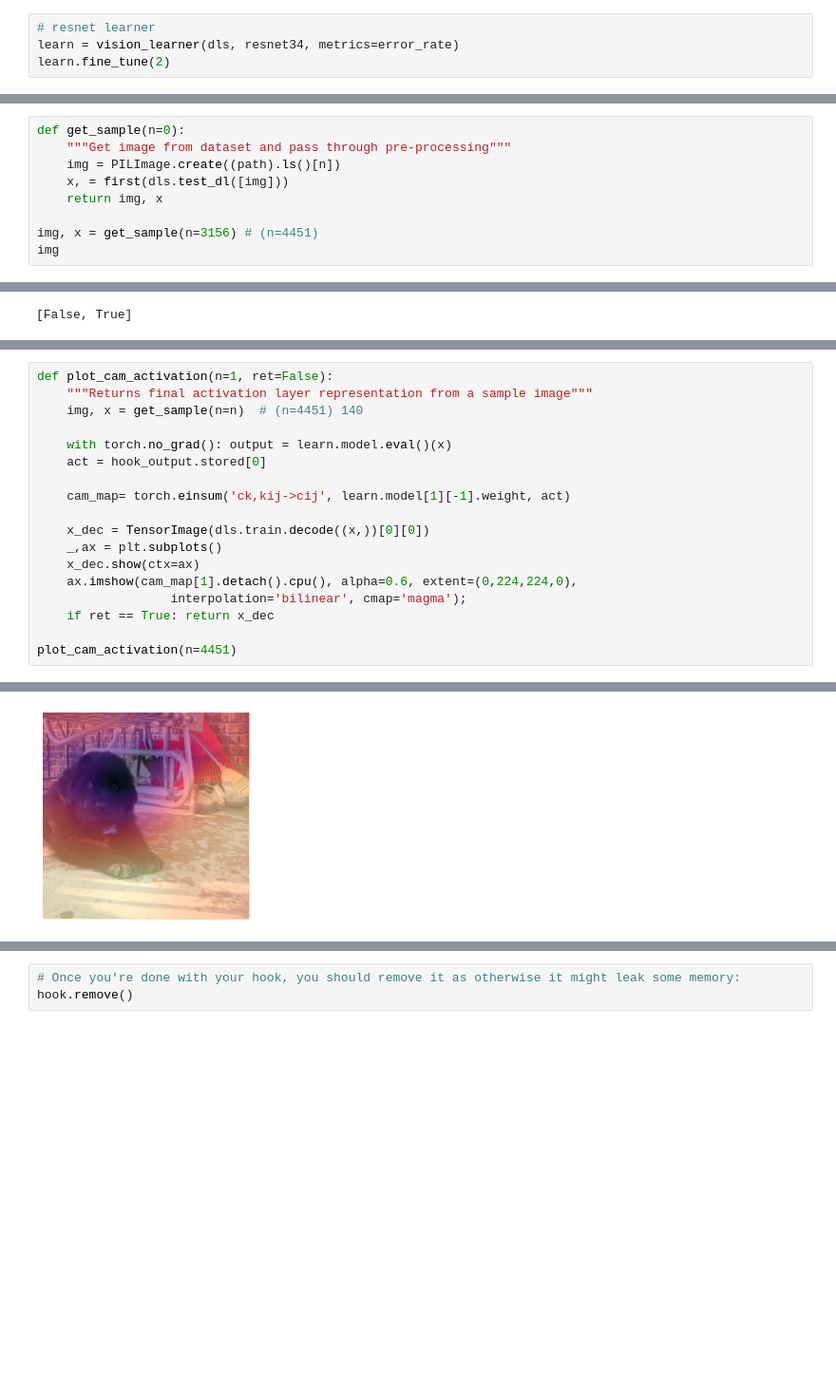
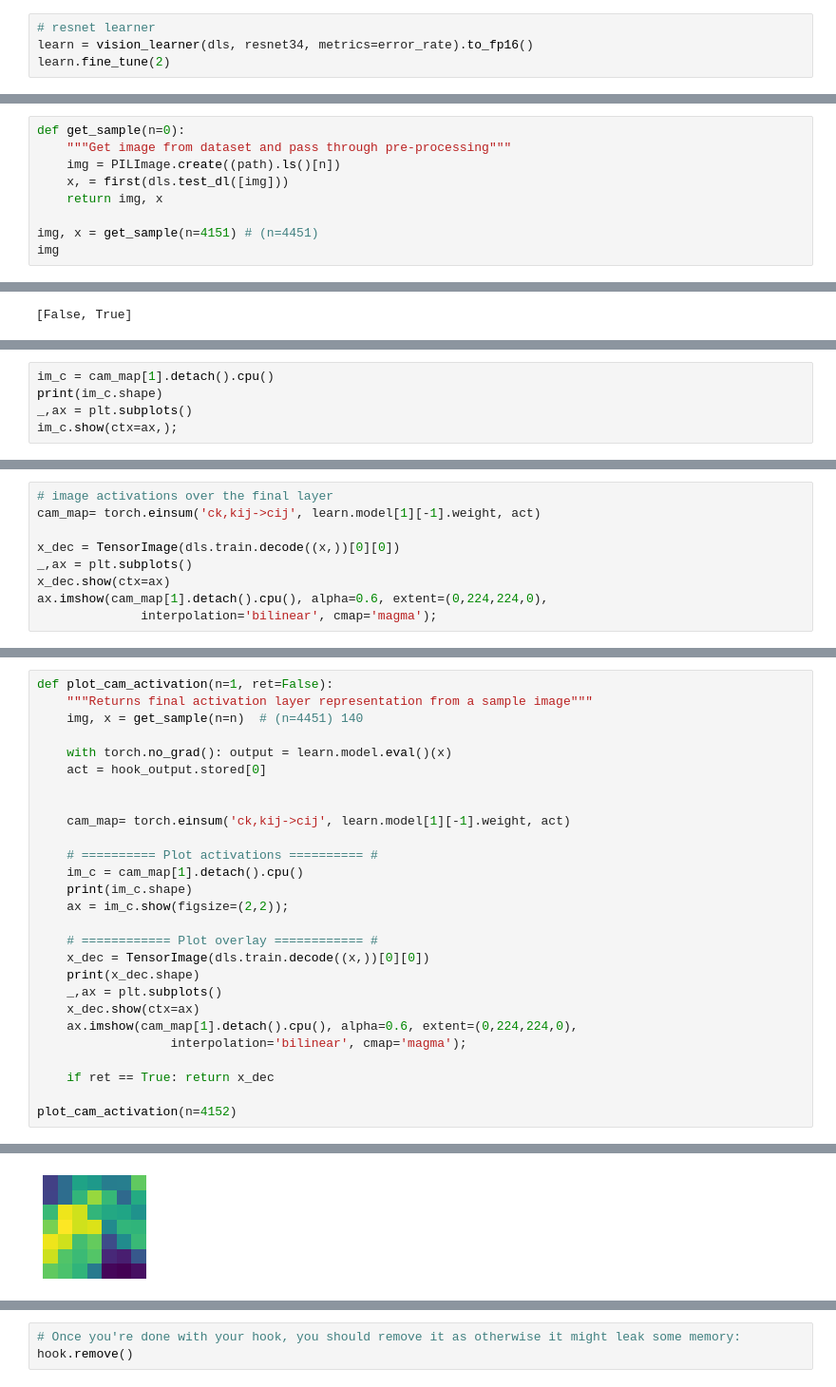
Before and after one commit to lukexyz/crystal-ball, a Jupyter notebook: nbs/01_inspector.ipynb, the cells around one changed output, grey strips where cells are left out. Shown at 95% size. Drawn from its saved outputs; the diff is of its cells as text; blank space fills up the shorter version.

Commit message:
add raw activation map plot

```diff
--- a/nbs/01_inspector.ipynb
+++ b/nbs/01_inspector.ipynb
@@ -69,7 +52,7 @@ Due to IPython and Windows limitation, python multiprocessing isn't available no
 So `number_workers` is changed to 0 to avoid getting stuck
 # %%
 # resnet learner
-learn = vision_learner(dls, resnet34, metrics=error_rate)
+learn = vision_learner(dls, resnet34, metrics=error_rate).to_fp16()
 learn.fine_tune(2)
 # %% [output]
 | epoch | train_loss | valid_loss | error_rate | time |
@@ -110,6 +94,6 @@ def get_sample(n=0):
     x, = first(dls.test_dl([img]))
     return img, x
 
-img, x = get_sample(n=3156) # (n=4451)
+img, x = get_sample(n=4151) # (n=4451)
 img
 # %% [output]
@@ -153,0 +144,5 @@ ax.imshow(cam_map[1].detach().cpu(), alpha=0.6, extent=(0,224,224,0),
+# %%
+im_c = cam_map[1].detach().cpu()
+print(im_c.shape)
+_,ax = plt.subplots()
+im_c.show(ctx=ax,);
@@ -153,0 +157,9 @@ ax.imshow(cam_map[1].detach().cpu(), alpha=0.6, extent=(0,224,224,0),
+# %%
+# image activations over the final layer
+cam_map= torch.einsum('ck,kij->cij', learn.model[1][-1].weight, act)
+
+x_dec = TensorImage(dls.train.decode((x,))[0][0])
+_,ax = plt.subplots()
+x_dec.show(ctx=ax)
+ax.imshow(cam_map[1].detach().cpu(), alpha=0.6, extent=(0,224,224,0),
+              interpolation='bilinear', cmap='magma');
@@ -159,14 +173,23 @@ def plot_cam_activation(n=1, ret=False):
     with torch.no_grad(): output = learn.model.eval()(x)
     act = hook_output.stored[0]
 
+
     cam_map= torch.einsum('ck,kij->cij', learn.model[1][-1].weight, act)
 
+    # ========== Plot activations ========== #
+    im_c = cam_map[1].detach().cpu()
+    print(im_c.shape)
+    ax = im_c.show(figsize=(2,2));
+
+    # ============ Plot overlay ============ #
     x_dec = TensorImage(dls.train.decode((x,))[0][0])
+    print(x_dec.shape)
     _,ax = plt.subplots()
     x_dec.show(ctx=ax)
     ax.imshow(cam_map[1].detach().cpu(), alpha=0.6, extent=(0,224,224,0),
                   interpolation='bilinear', cmap='magma');
+
     if ret == True: return x_dec
 
-plot_cam_activation(n=4451)
+plot_cam_activation(n=4152)
 # %% [output]
@@ -173 +198 @@ plot_cam_activation(n=4451)
-[figure, old version]
+[figure, new version]
```
Also changed, not shown: parts of 16 cells of this notebook.
